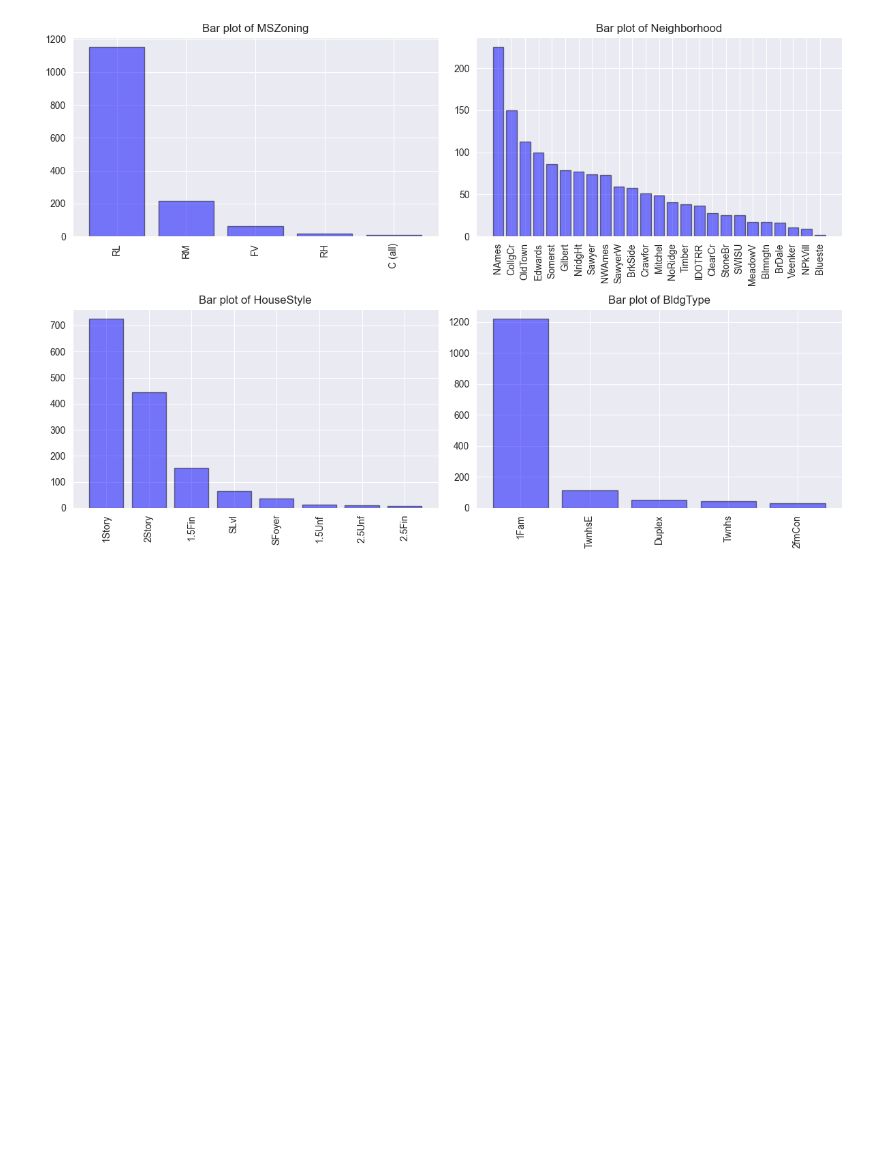
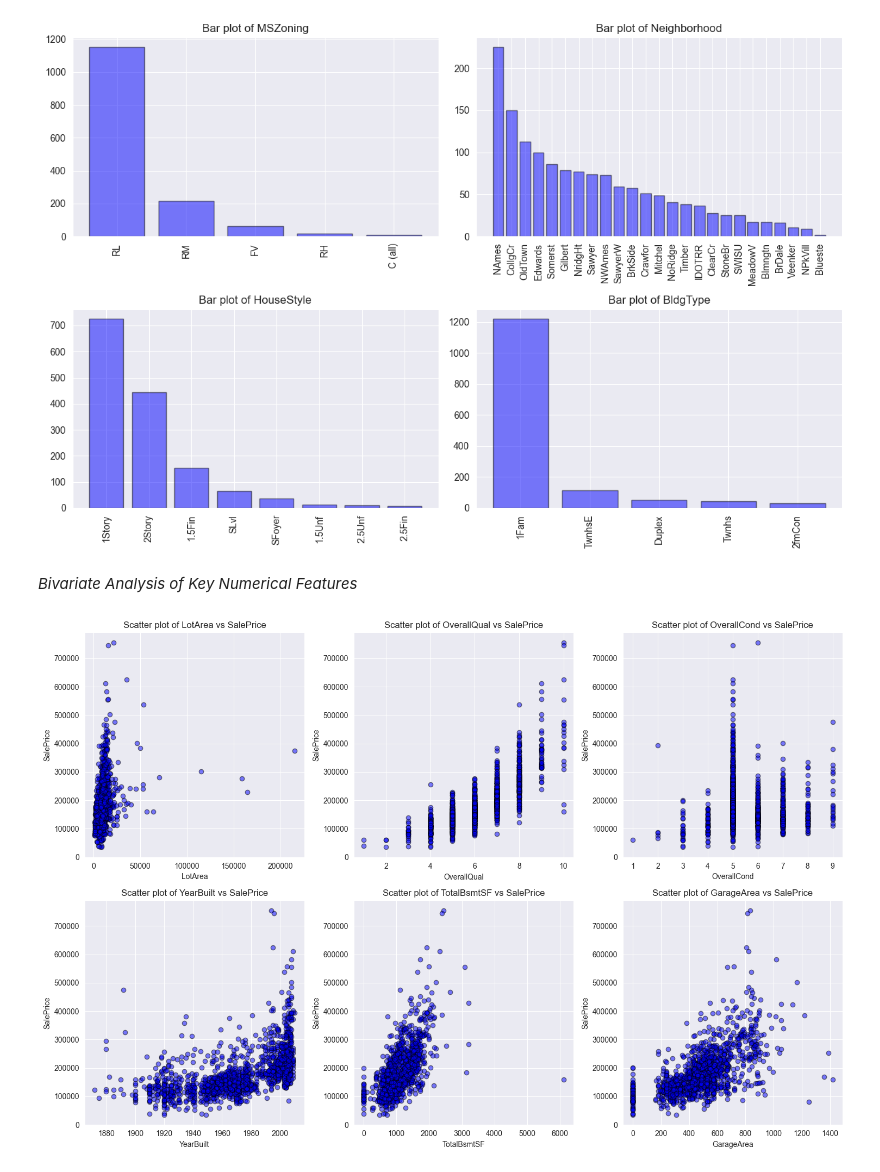
Before and after one commit to serverdaun/house_prices_kaggle, a Jupyter notebook: house_prices_kaggle/notebooks/eda.ipynb, the cells around one changed output. Cells and saved outputs as stored; diff of their text form; code cells hidden in the pictures; blank space fills up the shorter version.

Commit message:
add bivariate analysis

```diff
--- a/house_prices_kaggle/notebooks/eda.ipynb
+++ b/house_prices_kaggle/notebooks/eda.ipynb
@@ -74,6 +75,7 @@ for i, feature in enumerate(key_numerical_features, 1):
     plt.hist(df[feature], bins=50, color='blue', edgecolor='black', alpha=0.5)
     plt.axvline(df[feature].mean(), color='red', linestyle='--', label=f'Mean: {df[feature].mean():.2f}')
     plt.title(f'Histogram of {feature}')
+    plt.grid(True)
     plt.legend(loc='upper right')
 
 plt.tight_layout()
@@ -91,8 +93,25 @@ for i, feature in enumerate(key_categorical_features, 1):
     plt.bar(df[feature].value_counts().index, df[feature].value_counts().values, edgecolor='black', alpha=0.5, color='blue')
     plt.title(f'Bar plot of {feature}')
     plt.xticks(rotation=90)
+    plt.grid(True)
 
 plt.tight_layout()
 plt.show()
 # %% [output]
 [figure]
+# %% [markdown]
+*Bivariate Analysis of Key Numerical Features*
+# %%
+plt.figure(figsize=(15, 10))
+for i, feature in enumerate(key_numerical_features, 1):
+    plt.subplot(2, 3, i)
+    plt.scatter(df[feature], df[target_feature], alpha=0.5, edgecolor='black', color='blue')
+    plt.title(f'Scatter plot of {feature} vs {target_feature}')
+    plt.xlabel(feature)
+    plt.ylabel(target_feature)
+    plt.grid(True)
+
+plt.tight_layout()
+plt.show()
+# %% [output]
+[figure, added]
```
Also changed, not shown: parts of 3 cells of this notebook.
